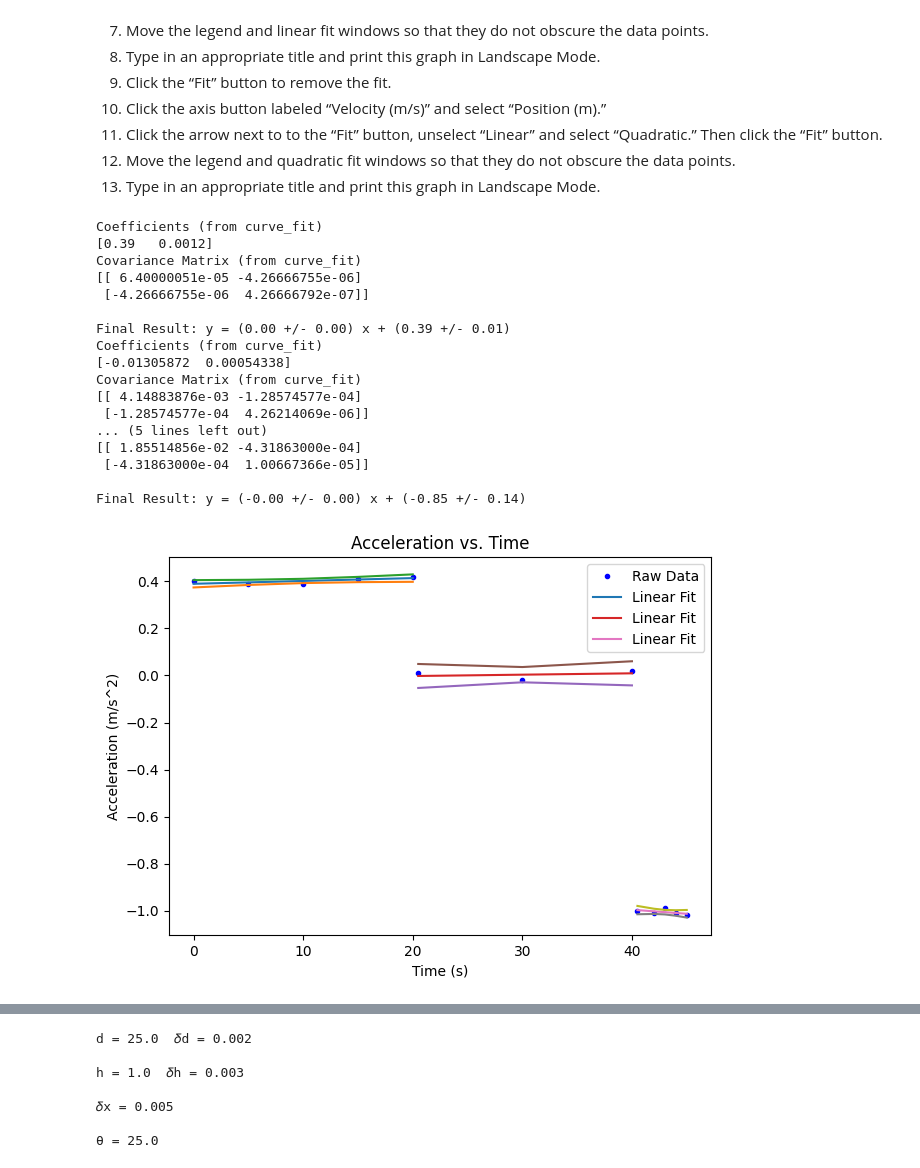
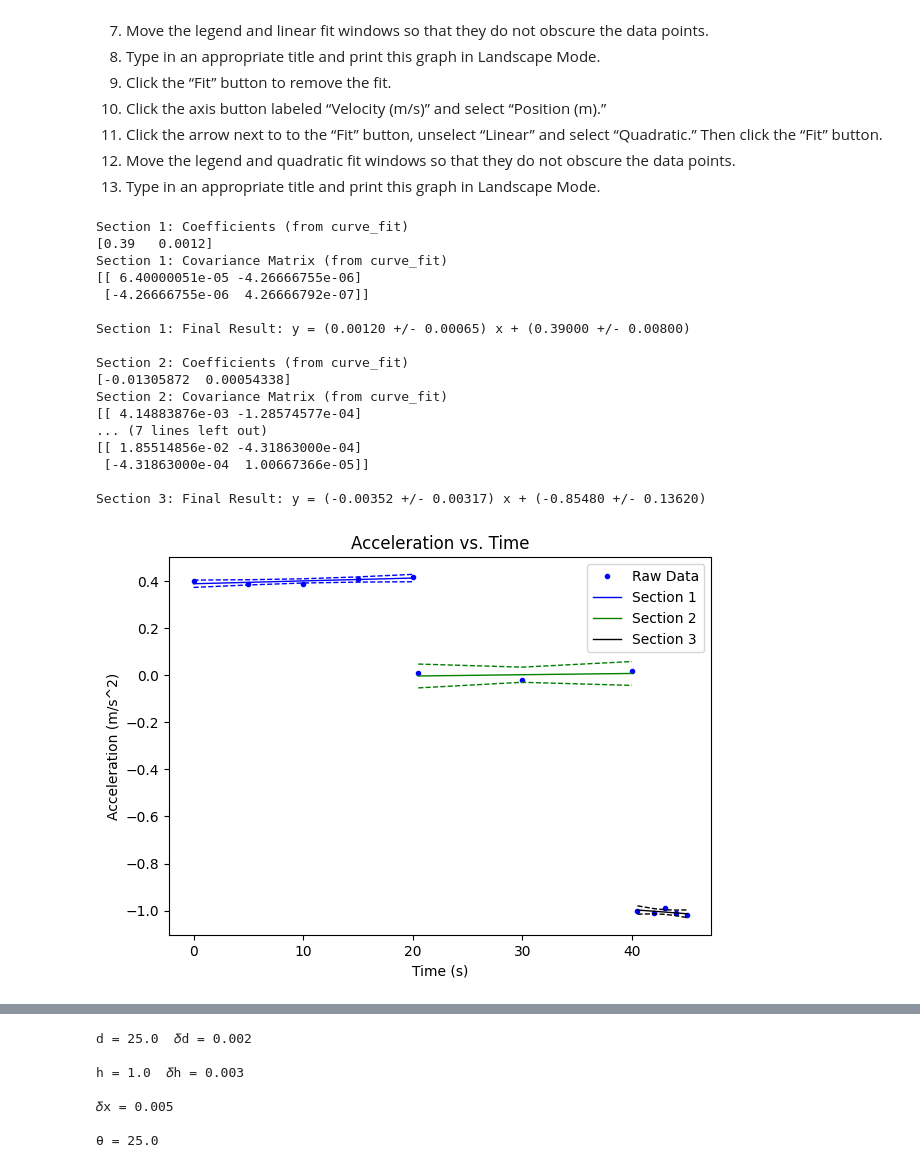
Before and after one commit to nmack21/PhysicsLabs, a Jupyter notebook: PHYS201/PHYS201L2-1.ipynb, the cells around one changed output, grey strips where cells are left out. Cells and saved outputs as stored; diff of their text form; code cells hidden in the pictures.

```diff
--- a/PHYS201/PHYS201L2-1.ipynb
+++ b/PHYS201/PHYS201L2-1.ipynb
@@ -471,45 +471,48 @@ yi = df['Acceleration (m/s^2)'].to_numpy()
 
 # Creates the base plot with titles
 # df.plot(x='Time (s)', y='Position (m)', kind ='scatter')
 plt.plot(x_data,y_data,'b.',label='Raw Data')
 plt.ylabel('Acceleration (m/s^2)')
 plt.xlabel('Time (s)')
 plt.title('Acceleration vs. Time')
 
 # Takes the x and y values to make a trendline
 #intercept1, slope1 = linear_fit_plot(x_data,y_data,0.0,20.0)
 #intercept2, slope2 = linear_fit_plot(x_data,y_data,20.1,40.0)
 #intercept3, slope3 = linear_fit_plot(x_data,y_data,40.1,50.0)
-intercept1, slope1, dintercept1, dslope1 = linear_fit_plot_errors(xi,yi,0.0,20.0)
-intercept2, slope2, dintercept2, dslope2 = linear_fit_plot_errors(xi,yi,20.1,40.0)
-intercept3, slope3, dintercept3, dslope3 = linear_fit_plot_errors(xi,yi,40.1,50.0)
+intercept1, slope1, dintercept1, dslope1 = linear_fit_plot_errors(xi,yi,
+                                                                  0.0,20.0,"Section 1","b-")
+intercept2, slope2, dintercept2, dslope2 = linear_fit_plot_errors(xi,yi,
+                                                                  20.1,40.0,"Section 2","g-")
+intercept3, slope3, dintercept3, dslope3 = linear_fit_plot_errors(xi,yi,
+                                                                  40.1,50.0,"Section 3","k-")
 
 # Adds the legend to the plot
 plt.legend()
 
 # Displays the plot
 plt.show()
 
 print("")
 # %% [output]
-Coefficients (from curve_fit)
+Section 1: Coefficients (from curve_fit)
 [0.39   0.0012]
-Covariance Matrix (from curve_fit)
+Section 1: Covariance Matrix (from curve_fit)
 [[ 6.40000051e-05 -4.26666755e-06]
  [-4.26666755e-06  4.26666792e-07]]
 
-Final Result: y = (0.00 +/- 0.00) x + (0.39 +/- 0.01)
-Coefficients (from curve_fit)
+Section 1: Final Result: y = (0.00120 +/- 0.00065) x + (0.39000 +/- 0.00800)
+
+Section 2: Coefficients (from curve_fit)
 [-0.01305872  0.00054338]
-Covariance Matrix (from curve_fit)
+Section 2: Covariance Matrix (from curve_fit)
 [[ 4.14883876e-03 -1.28574577e-04]
- [-1.28574577e-04  4.26214069e-06]]
-... (5 lines left out)
+... (7 lines left out)
 [[ 1.85514856e-02 -4.31863000e-04]
  [-4.31863000e-04  1.00667366e-05]]
 
-Final Result: y = (-0.00 +/- 0.00) x + (-0.85 +/- 0.14)
+Section 3: Final Result: y = (-0.00352 +/- 0.00317) x + (-0.85480 +/- 0.13620)
-[figure, old version]
+[figure, new version]
 # %%
 # Position vs. Time Graph (accelerated)
 
```
Also changed, not shown: parts of 4 cells of this notebook, 2 other files.
